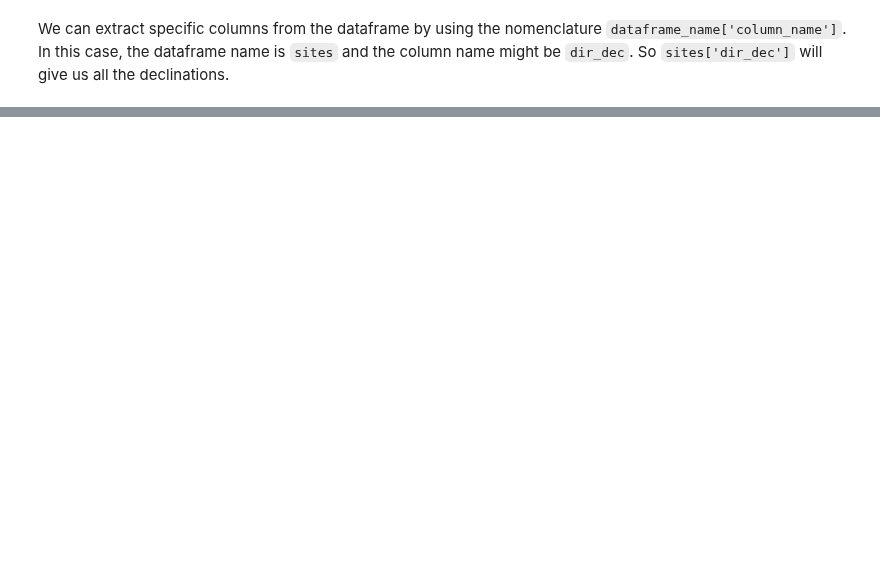
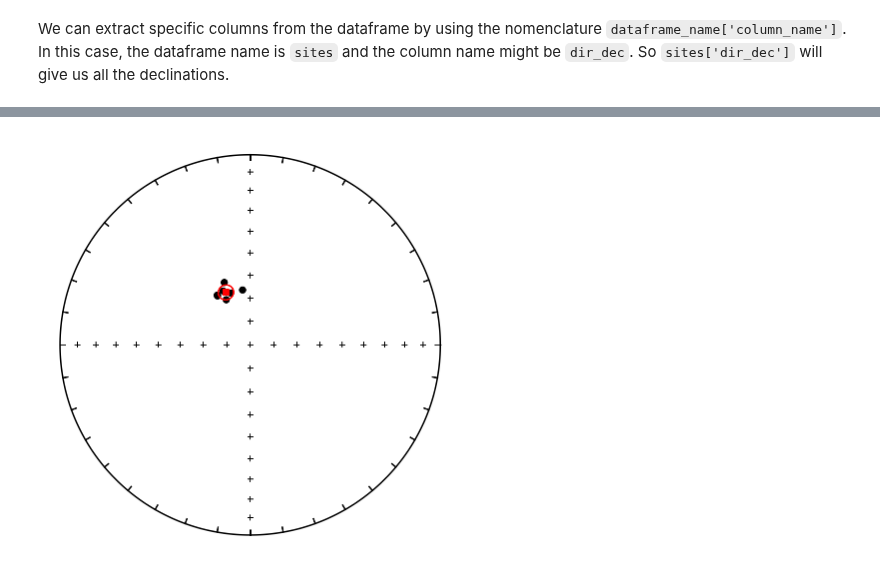
Before and after one commit to PmagPy/PmagPy-docs, a Jupyter notebook: example_notebooks/template_notebooks/Inspecting_MagIC_directional_data.ipynb, the cells around one changed output, grey strips where cells are left out. Cells and saved outputs as stored; diff of their text form; code cells hidden in the pictures; blank space fills up the shorter version.

```diff
--- a/example_notebooks/template_notebooks/Inspecting_MagIC_directional_data.ipynb
+++ b/example_notebooks/template_notebooks/Inspecting_MagIC_directional_data.ipynb
@@ -158,0 +184,8 @@ You can copy code from cells above and put them in the cells below.
+# %%
+plt.figure(figsize=(6,6))
+ipmag.plot_net(1)
+ipmag.plot_di(sites_dec, sites_inc, color='black', marker='o', markersize=40)
+ipmag.plot_di_mean(mean_direction['dec'], mean_direction['inc'], mean_direction['alpha95'],
+                   color='red', marker='s', markersize=40)
+# %% [output]
+[figure, added]
```
Also changed, not shown: parts of 24 cells of this notebook.
